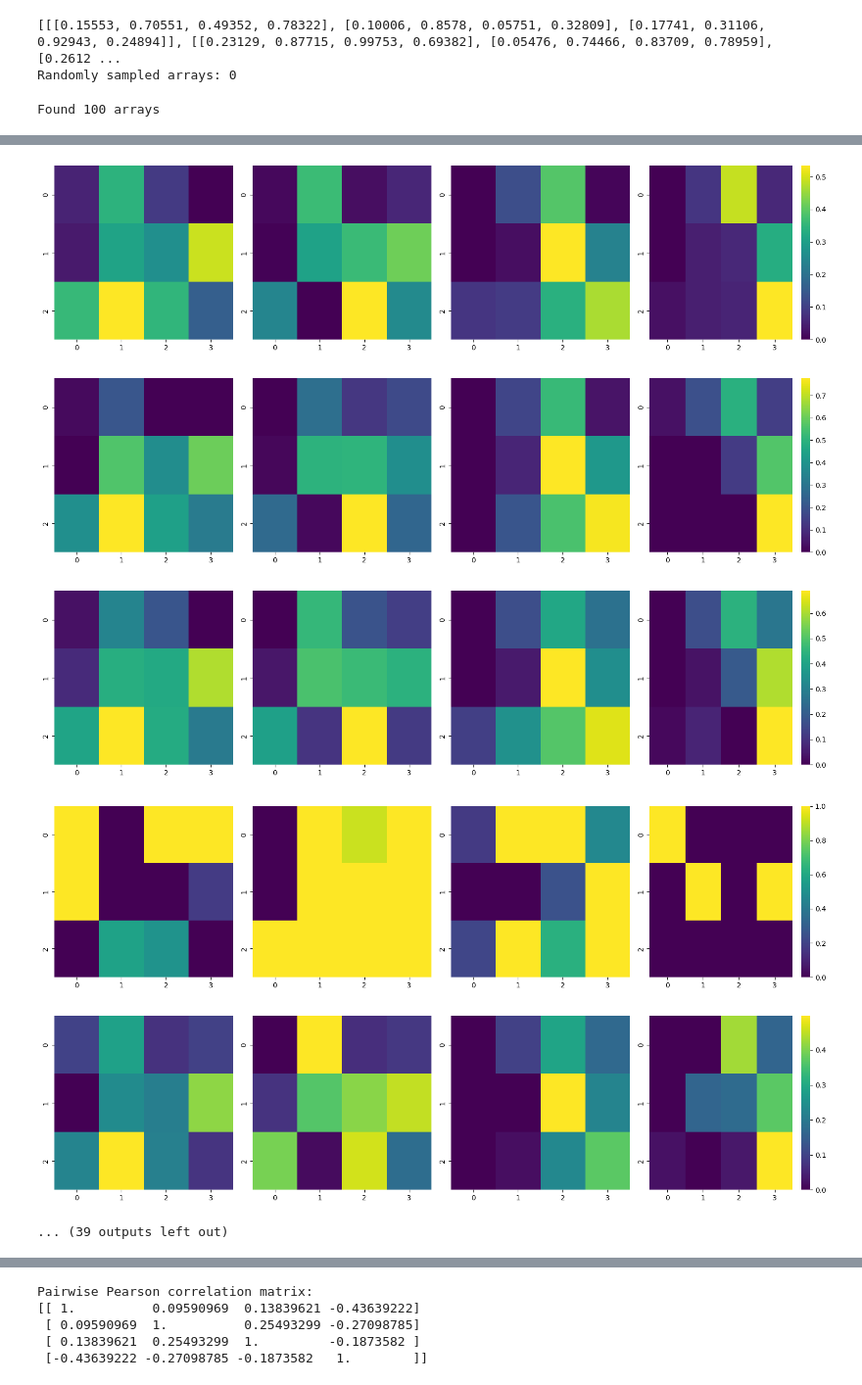
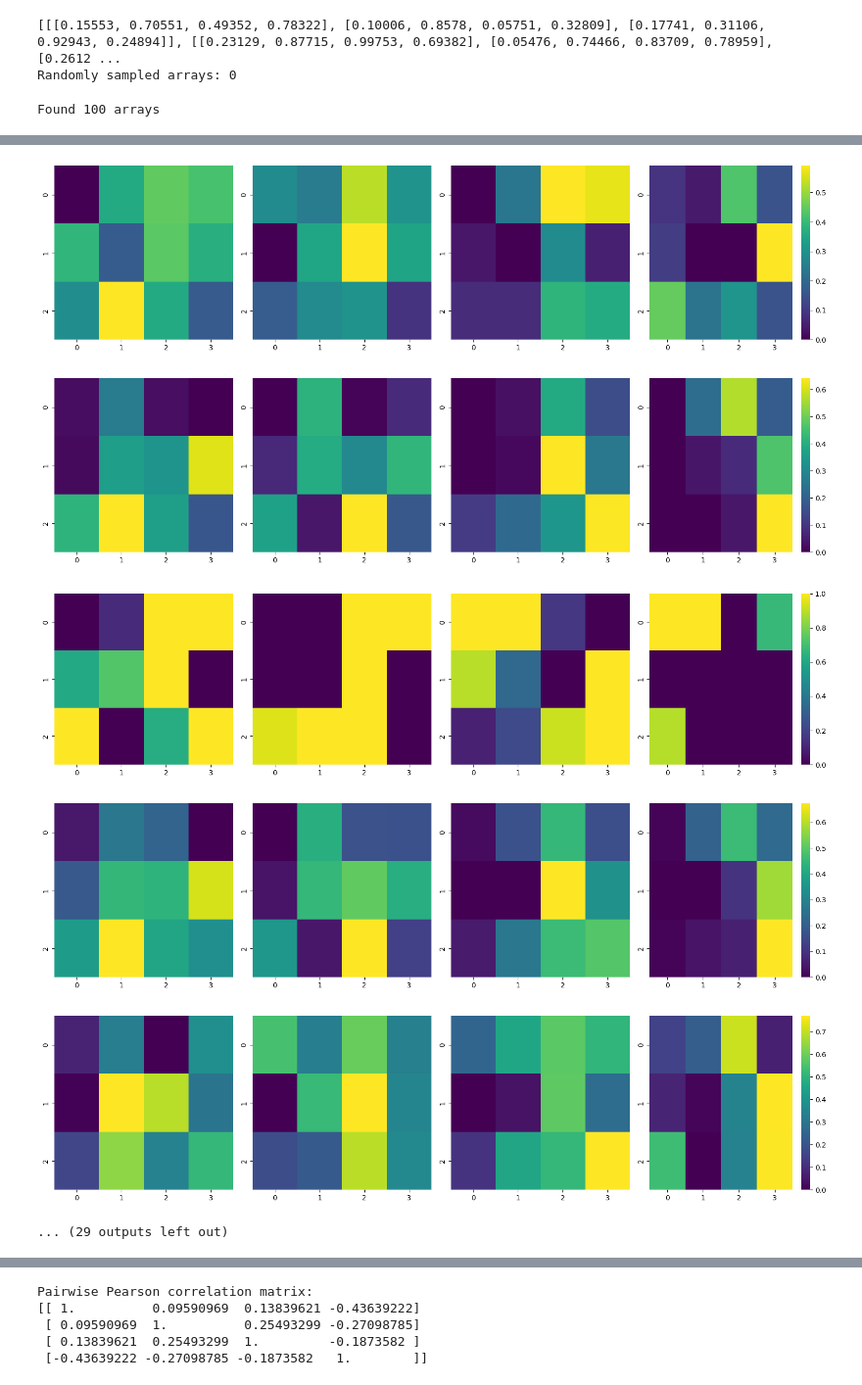
Before and after one commit to blasce/Swarm2AlgoTesting, a Jupyter notebook: heatmap.ipynb, the cells around one changed output, grey strips where cells are left out. Shown at 98% size. Cells and saved outputs as stored; diff of their text form; code cells hidden in the pictures.

```diff
--- a/heatmap.ipynb
+++ b/heatmap.ipynb
@@ -130,9 +130,7 @@ arrays = [ast.literal_eval(m) for m in matches]
 
 print(f"Found {len(arrays)} arrays")
 
-
-# Randomly select a few
-num_to_select = 50
+num_to_select = 40
 selected = random.sample(arrays, min(num_to_select, len(arrays)))
 
 interval_selected = []
@@ -140,10 +138,6 @@ interval_selected = []
 for i, arr in enumerate(arrays):
     if i % 5 == 0:
         interval_selected.append(arr)
-
-# for i, arr in enumerate(selected, 1):
-#     print(f"\n--- Selected Array {i} ---")
-#     print(arr)
 
 for i in selected:
     data = np.array(i)
@@ -166,9 +160,9 @@ Found 100 arrays
-[figure, old version]
+[figure, new version]
-[figure, old version]
+[figure, new version]
-[figure, old version]
+[figure, new version]
-[figure, old version]
+[figure, new version]
-[figure, old version]
+[figure, new version]
-... (39 outputs left out)
+... (29 outputs left out)
 # %%
 # for i in interval_selected:
 #     data = np.array(i)
```
Also changed, not shown: parts of 5 cells of this notebook, 1 other file.
